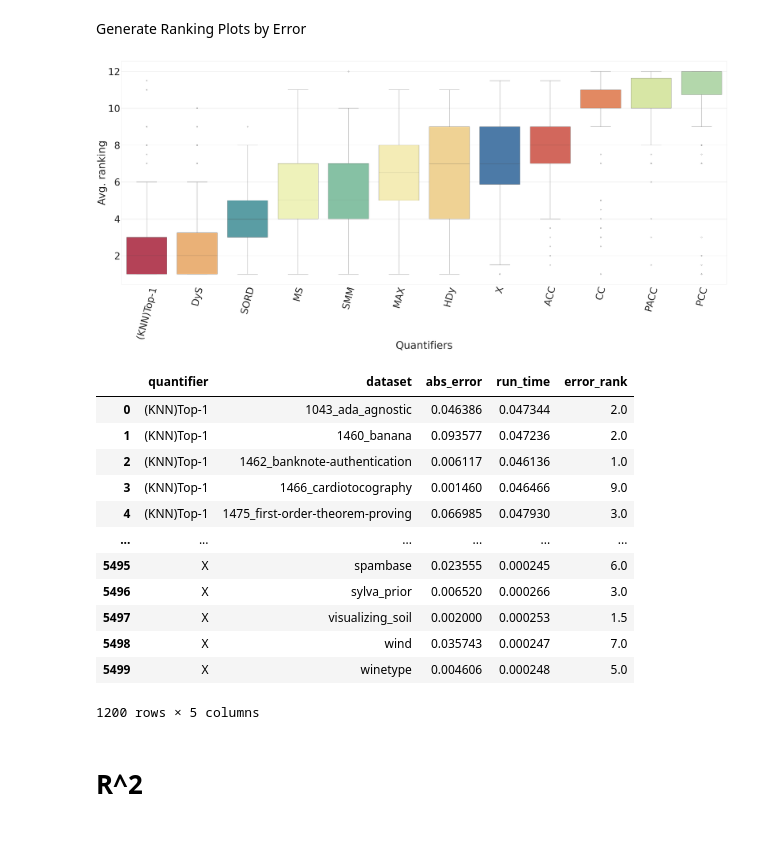
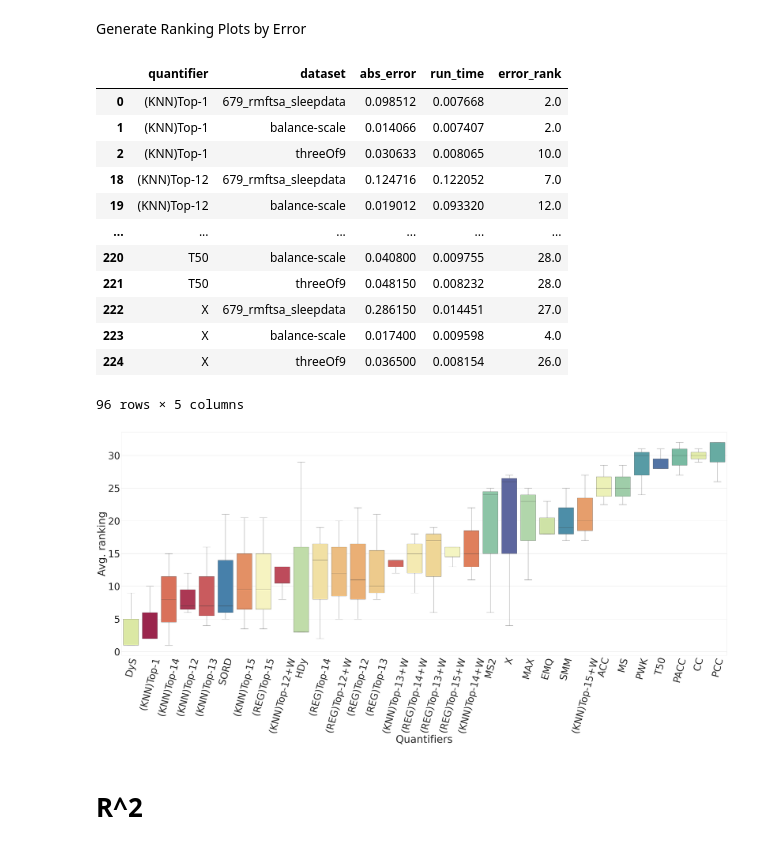
Before and after one commit to Bachega/quantifier_recommender, a Jupyter notebook: plots.ipynb, the cells around one changed output. Saved outputs shown, nothing was run; the diff lists cells and outputs as text; code cells hidden in the pictures.

```diff
--- a/plots.ipynb
+++ b/plots.ipynb
@@ -21,9 +21,9 @@ import pandas as pd
 # Quantificadores treinados em train set, com zscore
 # Quantificadores avaliados em test set, com zscore
 
-path = "./plot_data/experiment-1/"
+# path = "./plot_data/experiment-1/"
 
-# path = "./plot_data/"
+path = "./plot_data/"
 
 quantifiers_eval = pd.read_csv(path+"reg_quantifiers_evaluation_table.csv")
 reg_ensemble_quantifier_eval = pd.read_csv(path+"reg_ensemble_quantifier_evaluation_table.csv")
@@ -99,50 +99,50 @@ margin_top = 0.99
 margin_bottom = .24 # .23
 plt_width = 52 # 38
 plt_heigth = 24 # 18
 plot_rotation = 75
 axis_font_size = 56 # 50
 labels_size = 60 # 60
 
 def boxplotMae(sample, file=""):
     sample['error_rank'] = sample.groupby(['dataset'], as_index=False )['abs_error'].rank(method='average', ascending = True)
 
     order = sample.groupby('quantifier')['error_rank'].mean().sort_values().index
 
     palette = sns.color_palette('Spectral', sample['quantifier'].nunique())
 
     with sns.axes_style("whitegrid"):
         plt.figure(figsize=(plt_width, plt_heigth))
         plt.subplots_adjust(left=margin_left, bottom=margin_bottom, right=margin_right, top=margin_top)
         ax=sns.boxplot(data=sample, x='quantifier', y='error_rank', order = order, palette = palette, hue='quantifier', legend=False)
 
         plt.xticks(rotation =plot_rotation ,fontsize = axis_font_size)
         plt.yticks(fontsize = axis_font_size)
 
         ax.set_xlabel("Quantifiers",fontsize=labels_size)
         ax.set_ylabel("Avg. ranking",fontsize=labels_size)
 
-    plt.show()
-    # if file != "":
-    #     ax.figure.savefig('./figs/'+file+ '.pdf', format="pdf", facecolor='w')
+    # plt.show()
+    if file != "":
+        ax.figure.savefig('./results/'+file+ '.pdf', format="pdf", facecolor='w')
 
     return sample
 
-boxplotMae(eval_table)
+boxplotMae(eval_table, file="boxplot_mae")
 # %% [output]
-[figure, old version]
 |  | quantifier | dataset | abs_error | run_time | error_rank |
-| 0 | (KNN)Top-1 | 1043_ada_agnostic | 0.046386 | 0.047344 | 2.0 |
-| 1 | (KNN)Top-1 | 1460_banana | 0.093577 | 0.047236 | 2.0 |
-| 2 | (KNN)Top-1 | 1462_banknote-authentication | 0.006117 | 0.046136 | 1.0 |
-| 3 | (KNN)Top-1 | 1466_cardiotocography | 0.001460 | 0.046466 | 9.0 |
-| 4 | (KNN)Top-1 | 1475_first-order-theorem-proving | 0.066985 | 0.047930 | 3.0 |
+| 0 | (KNN)Top-1 | 679_rmftsa_sleepdata | 0.098512 | 0.007668 | 2.0 |
+| 1 | (KNN)Top-1 | balance-scale | 0.014066 | 0.007407 | 2.0 |
+| 2 | (KNN)Top-1 | threeOf9 | 0.030633 | 0.008065 | 10.0 |
+| 18 | (KNN)Top-12 | 679_rmftsa_sleepdata | 0.124716 | 0.122052 | 7.0 |
+| 19 | (KNN)Top-12 | balance-scale | 0.019012 | 0.093320 | 12.0 |
 | ... | ... | ... | ... | ... | ... |
-| 5495 | X | spambase | 0.023555 | 0.000245 | 6.0 |
-| 5496 | X | sylva_prior | 0.006520 | 0.000266 | 3.0 |
-| 5497 | X | visualizing_soil | 0.002000 | 0.000253 | 1.5 |
-| 5498 | X | wind | 0.035743 | 0.000247 | 7.0 |
-| 5499 | X | winetype | 0.004606 | 0.000248 | 5.0 |
+| 220 | T50 | balance-scale | 0.040800 | 0.009755 | 28.0 |
+| 221 | T50 | threeOf9 | 0.048150 | 0.008232 | 28.0 |
+| 222 | X | 679_rmftsa_sleepdata | 0.286150 | 0.014451 | 27.0 |
+| 223 | X | balance-scale | 0.017400 | 0.009598 | 4.0 |
+| 224 | X | threeOf9 | 0.036500 | 0.008154 | 26.0 |
-1200 rows × 5 columns
+96 rows × 5 columns
+[figure, new version]
 # %% [markdown]
 # R^2
 # %%
```
Also changed, not shown: parts of 1 cell of this notebook, 24 other files.
